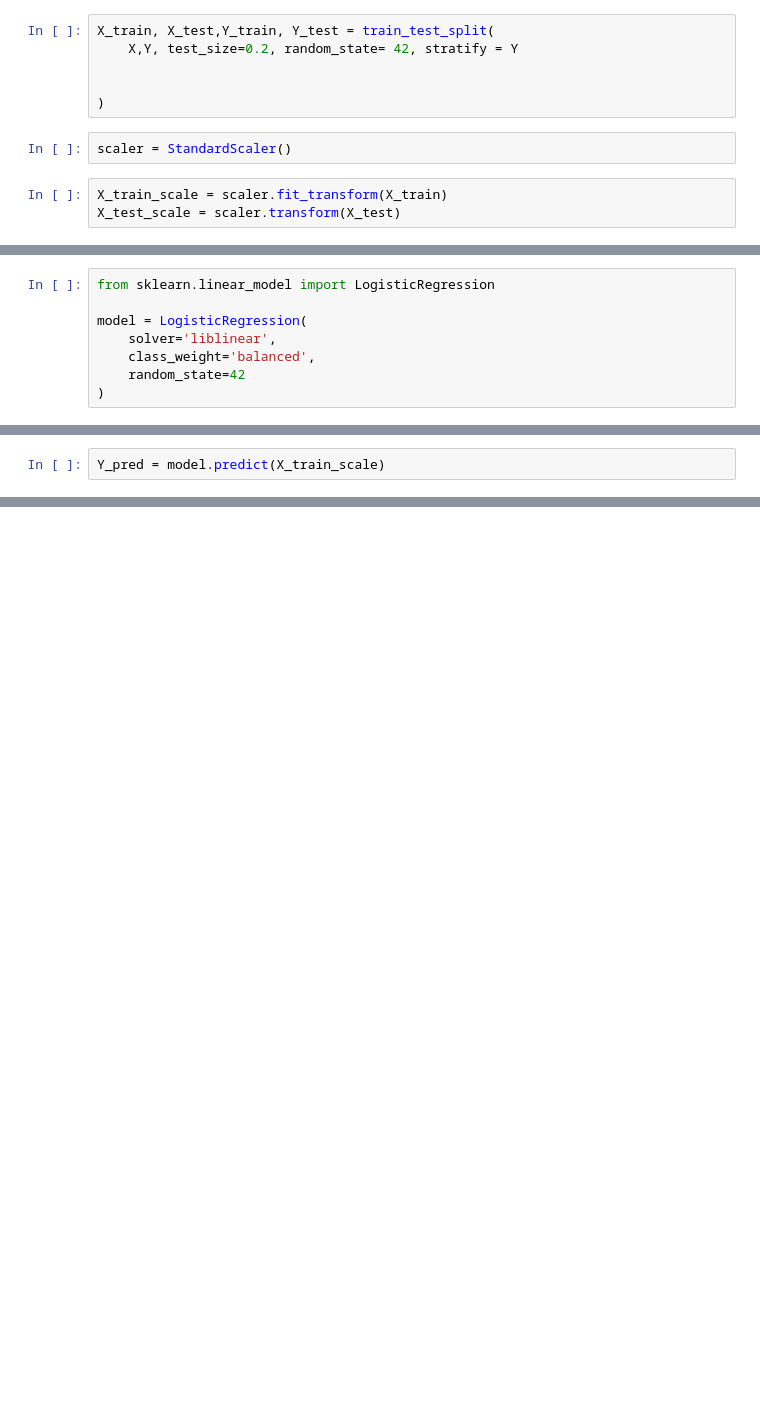
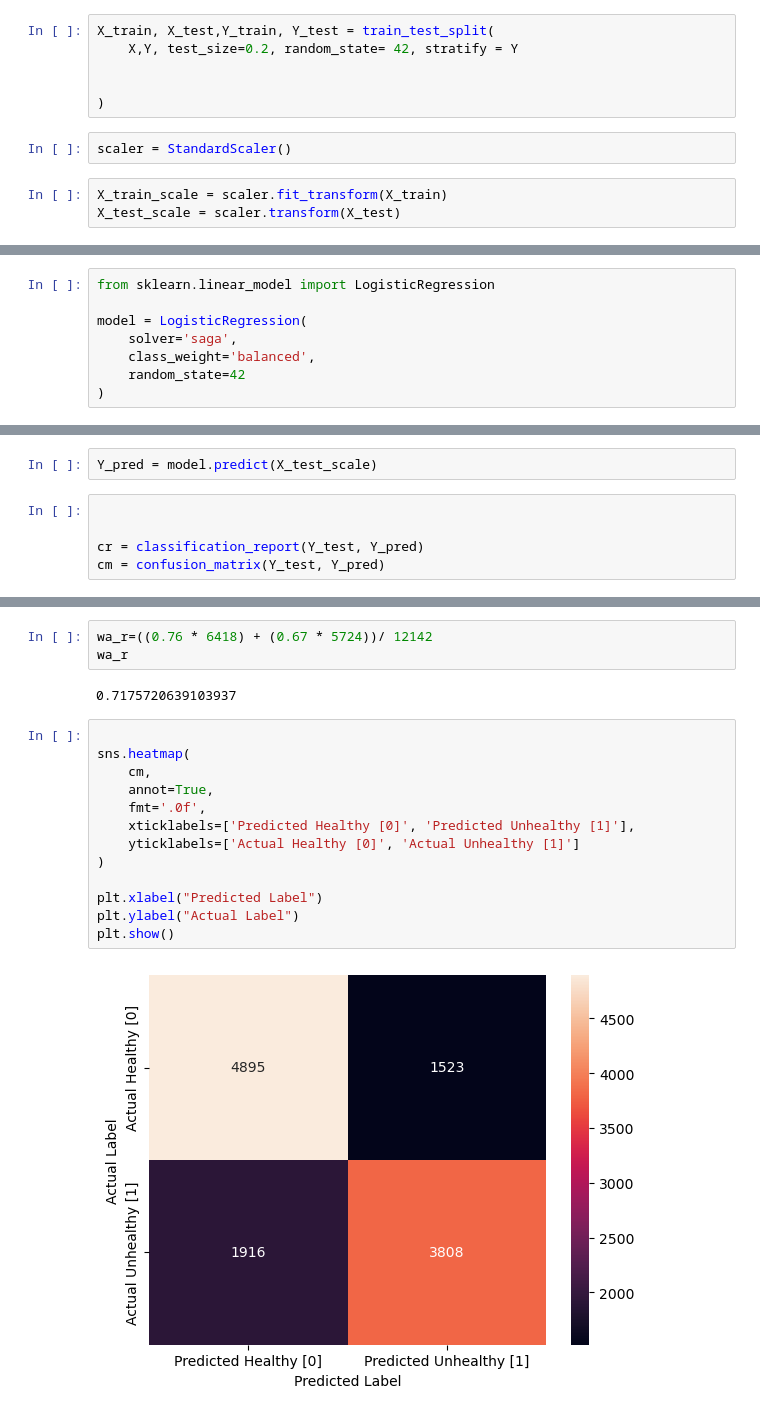
Before and after one commit to SmriteePoudel/DataScience, a Jupyter notebook: Dataset/LogisticRegression.ipynb, the cells around one changed output, grey strips where cells are left out. Saved outputs shown, nothing was run; the diff lists cells and outputs as text; blank space fills up the shorter version.

```diff
--- a/Dataset/LogisticRegression.ipynb
+++ b/Dataset/LogisticRegression.ipynb
@@ -135,7 +140,7 @@ array([[ 0.48031824,  1.34932235,  0.28520419, ..., -0.31221857,
 from sklearn.linear_model import LogisticRegression
 
 model = LogisticRegression(
-    solver='liblinear',
+    solver='saga',
     class_weight='balanced',
     random_state=42
 )
@@ -146,2 +151,7 @@ LogisticRegression(class_weight='balanced', random_state=42, solver='liblinear')
 # %%
-Y_pred = model.predict(X_train_scale)
+Y_pred = model.predict(X_test_scale)
+# %%
+
+
+cr = classification_report(Y_test, Y_pred)
+cm = confusion_matrix(Y_test, Y_pred)
@@ -147,0 +193,20 @@ Y_pred = model.predict(X_train_scale)
+# %%
+wa_r=((0.76 * 6418) + (0.67 * 5724))/ 12142
+wa_r
+# %% [output]
+0.7175720639103937
+# %%
+
+sns.heatmap(
+    cm,
+    annot=True,
+    fmt='.0f',
+    xticklabels=['Predicted Healthy [0]', 'Predicted Unhealthy [1]'],
+    yticklabels=['Actual Healthy [0]', 'Actual Unhealthy [1]']
+)
+
+plt.xlabel("Predicted Label")
+plt.ylabel("Actual Label")
+plt.show()
+# %% [output]
+[figure, added]
```
Also changed, not shown: parts of 19 cells of this notebook, 5 other files.
